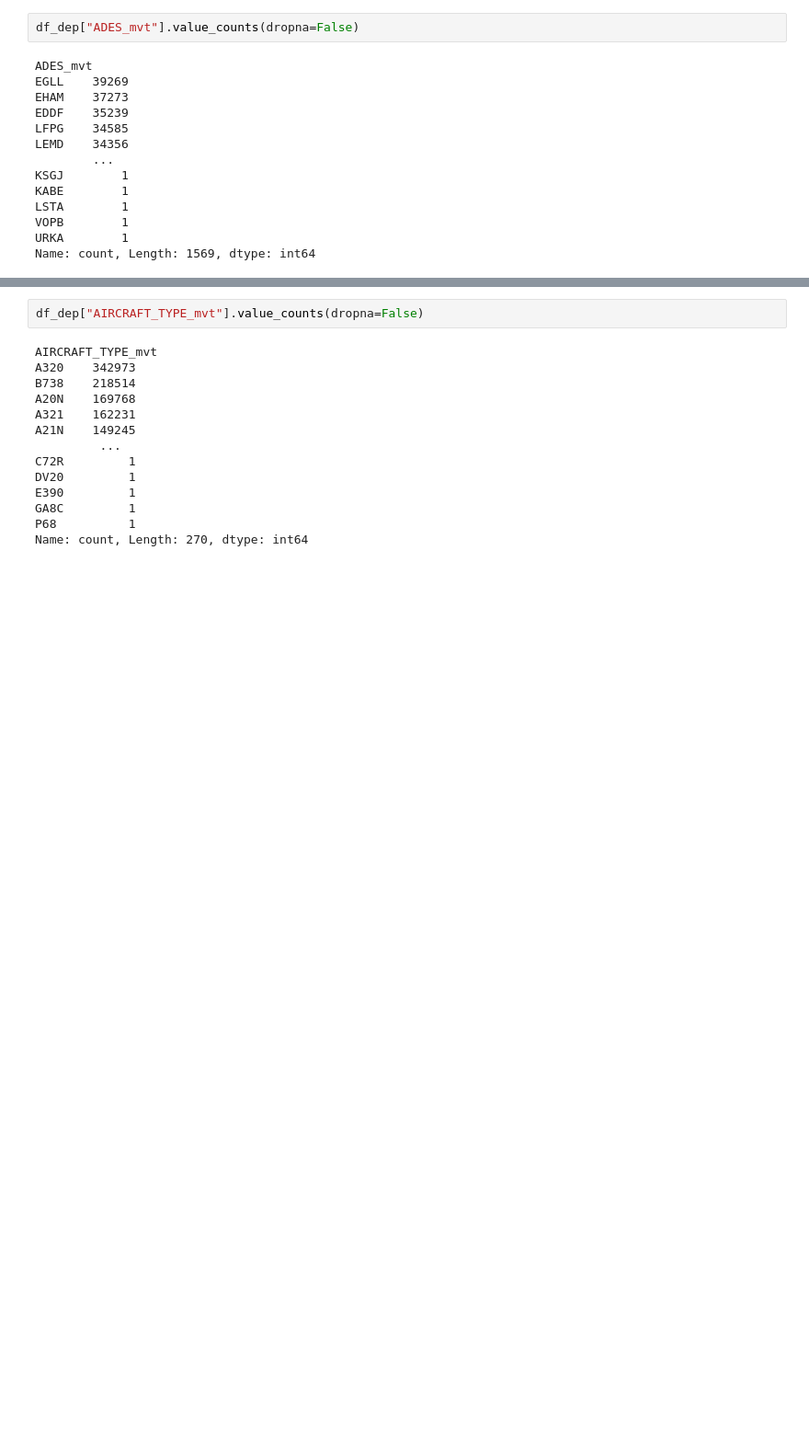
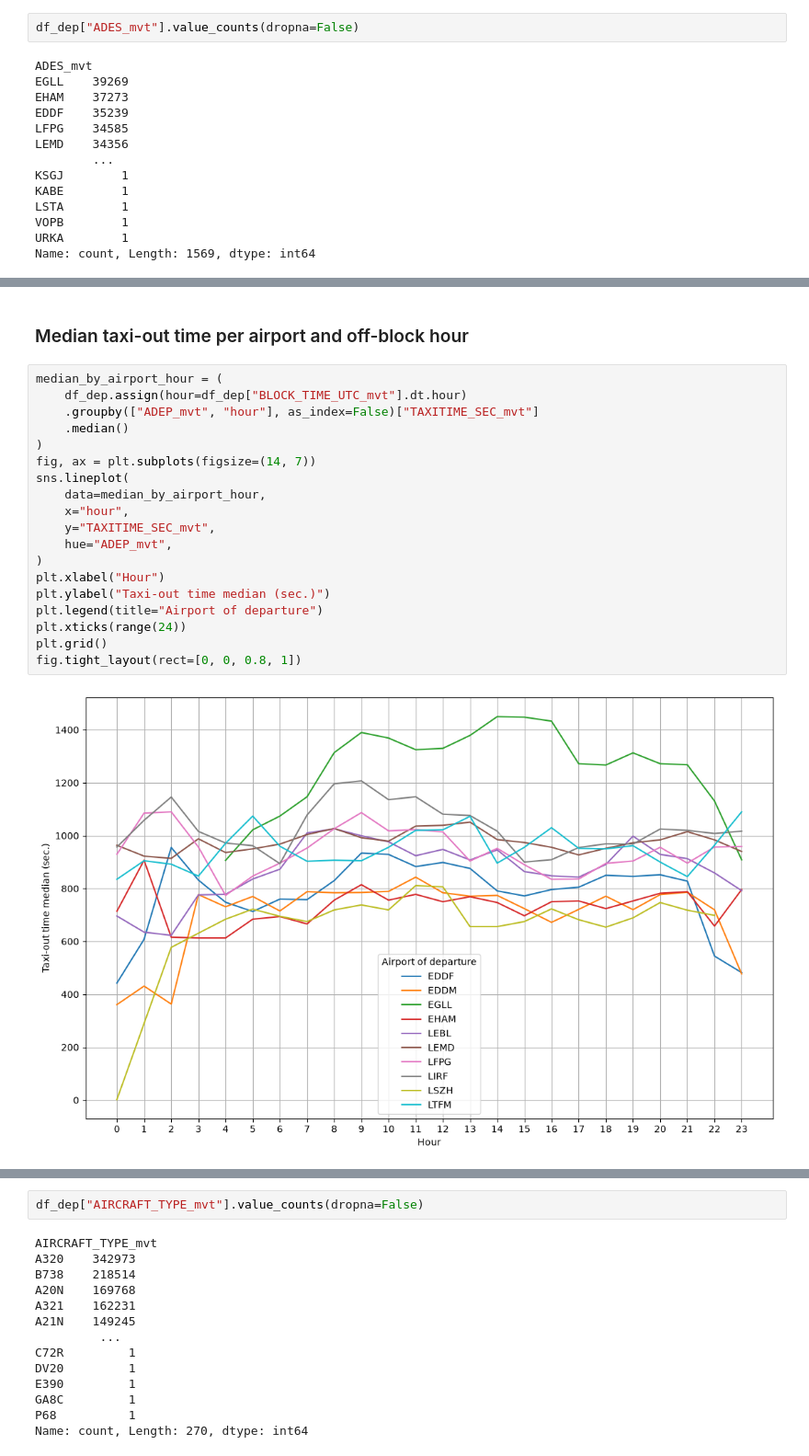
Before and after one commit to elna4os/prc_2026, a Jupyter notebook: notebooks/EDA.ipynb, the cells around one changed output, grey strips where cells are left out. Shown at 92% size. Saved outputs shown, nothing was run; the diff lists cells and outputs as text; blank space fills up the shorter version.

```diff
--- a/notebooks/EDA.ipynb
+++ b/notebooks/EDA.ipynb
@@ -371 +340,24 @@ sns.countplot(x=df_dep["MVT_TIME_UTC_mvt"].dt.hour)
+# %% [markdown]
+### Median taxi-out time per airport and off-block hour
+# %%
+median_by_airport_hour = (
+    df_dep.assign(hour=df_dep["BLOCK_TIME_UTC_mvt"].dt.hour)
+    .groupby(["ADEP_mvt", "hour"], as_index=False)["TAXITIME_SEC_mvt"]
+    .median()
+)
+fig, ax = plt.subplots(figsize=(14, 7))
+sns.lineplot(
+    data=median_by_airport_hour,
+    x="hour",
+    y="TAXITIME_SEC_mvt",
+    hue="ADEP_mvt",
+)
+plt.xlabel("Hour")
+plt.ylabel("Taxi-out time median (sec.)")
+plt.legend(title="Airport of departure")
+plt.xticks(range(24))
+plt.grid()
+fig.tight_layout(rect=[0, 0, 0.8, 1])
+# %% [output]
+[figure, added]
 # %% [markdown]
```
Also changed, not shown: parts of 111 cells of this notebook.
